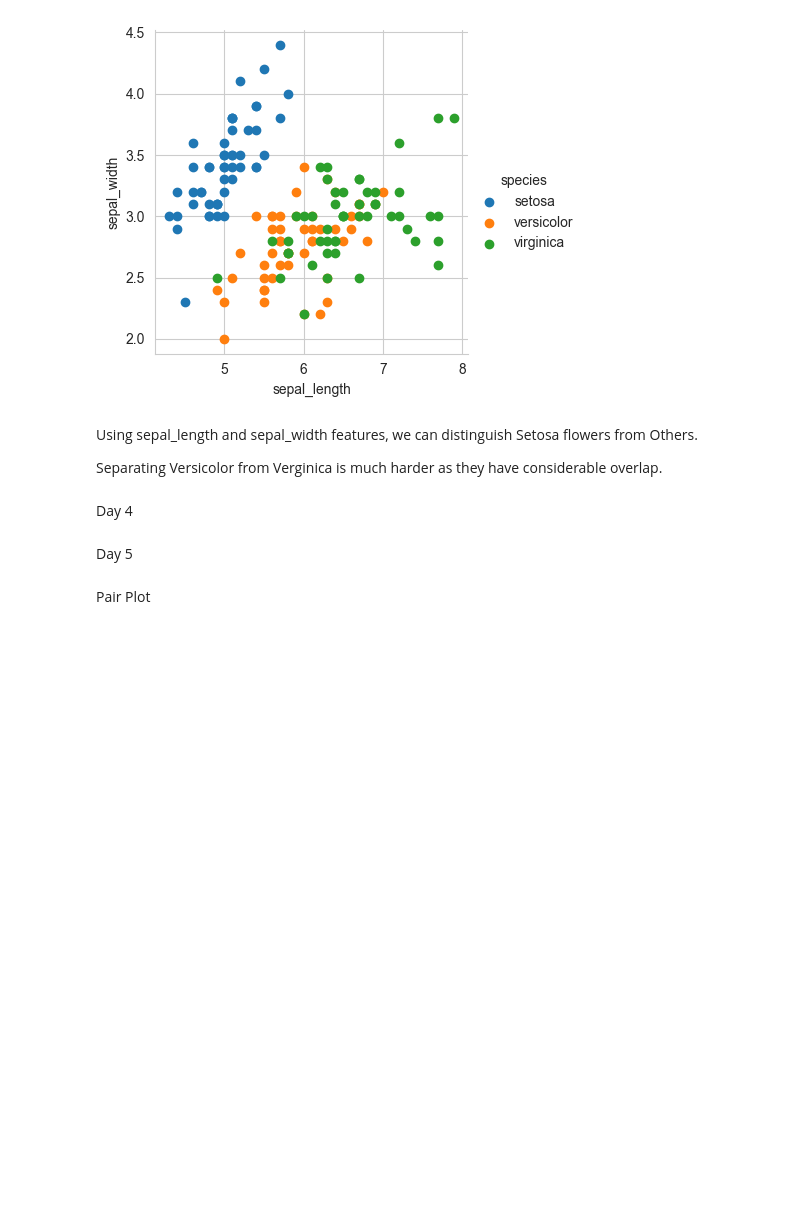
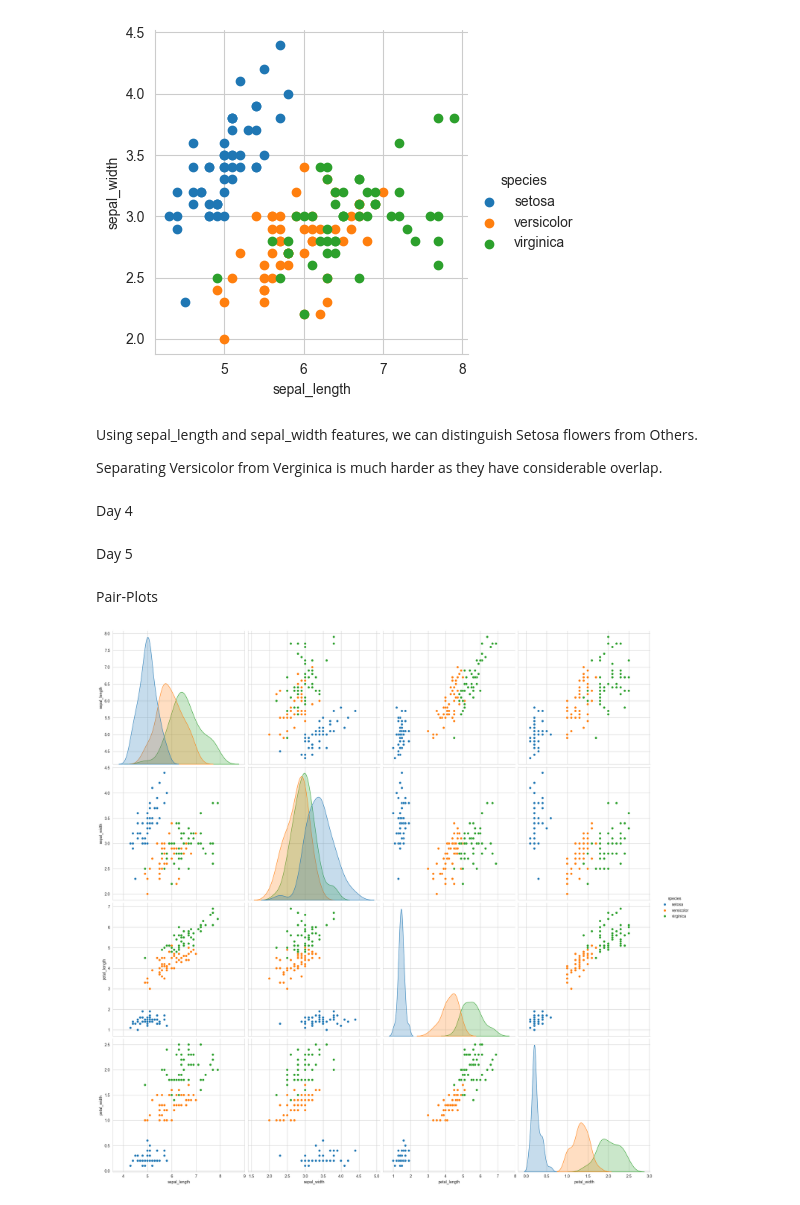
Before and after one commit to anup-byte/EDA, a Jupyter notebook: Exploratory_Data_Analysis.ipynb, the cells around one changed output. Cells and saved outputs as stored; diff of their text form; code cells hidden in the pictures; blank space fills up the shorter version.

Commit message:
pair plot completed

```diff
--- a/Exploratory_Data_Analysis.ipynb
+++ b/Exploratory_Data_Analysis.ipynb
@@ -102,4 +102,14 @@ fig.show()
 # %% [markdown]
 Day 5
 # %% [markdown]
-Pair Plot
+Pair-Plots
+# %%
+plt.close()
+
+sns.set_style("whitegrid")
+
+sns.pairplot(iris, hue="species", height=5)
+
+plt.show()
+# %% [output]
+[figure, added]
```
